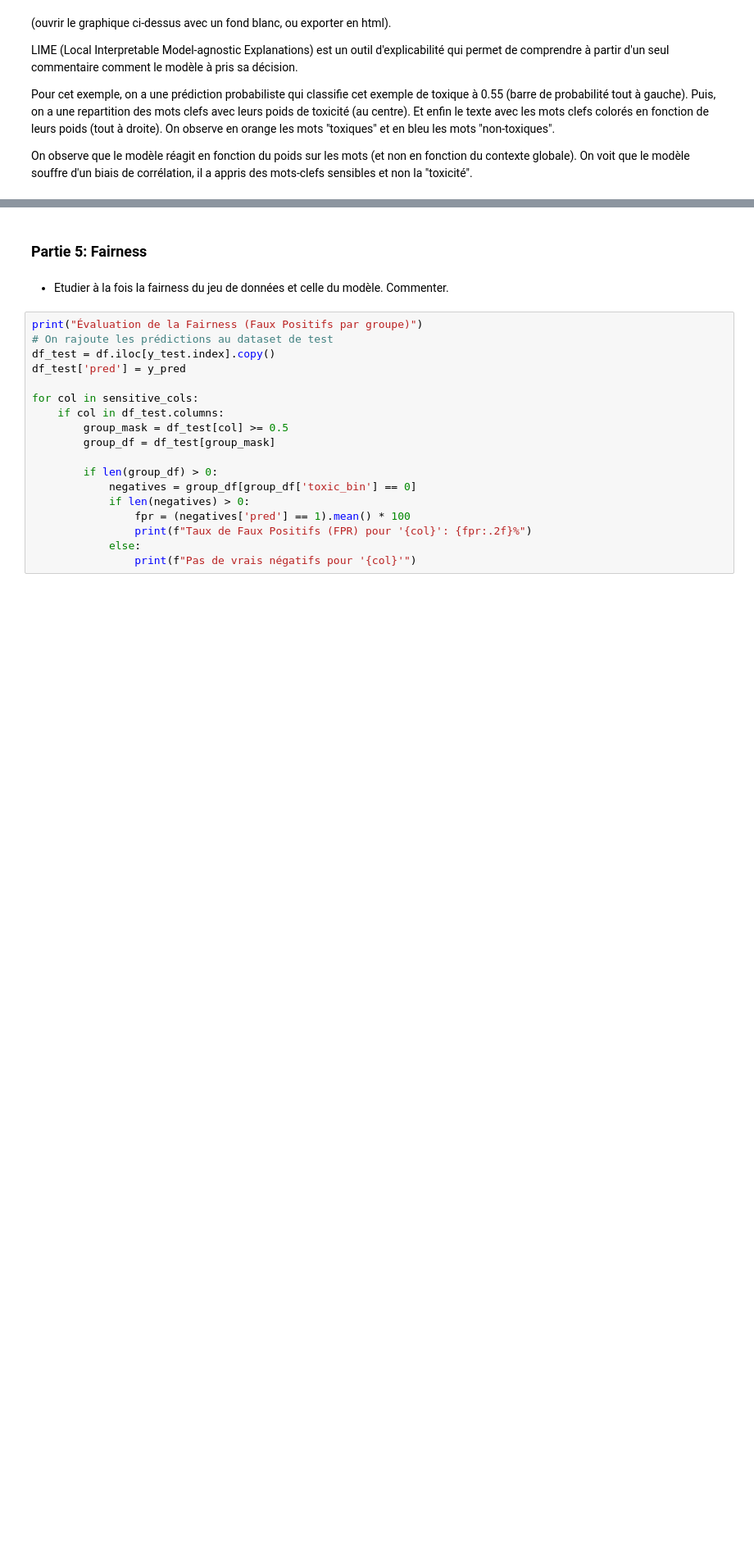
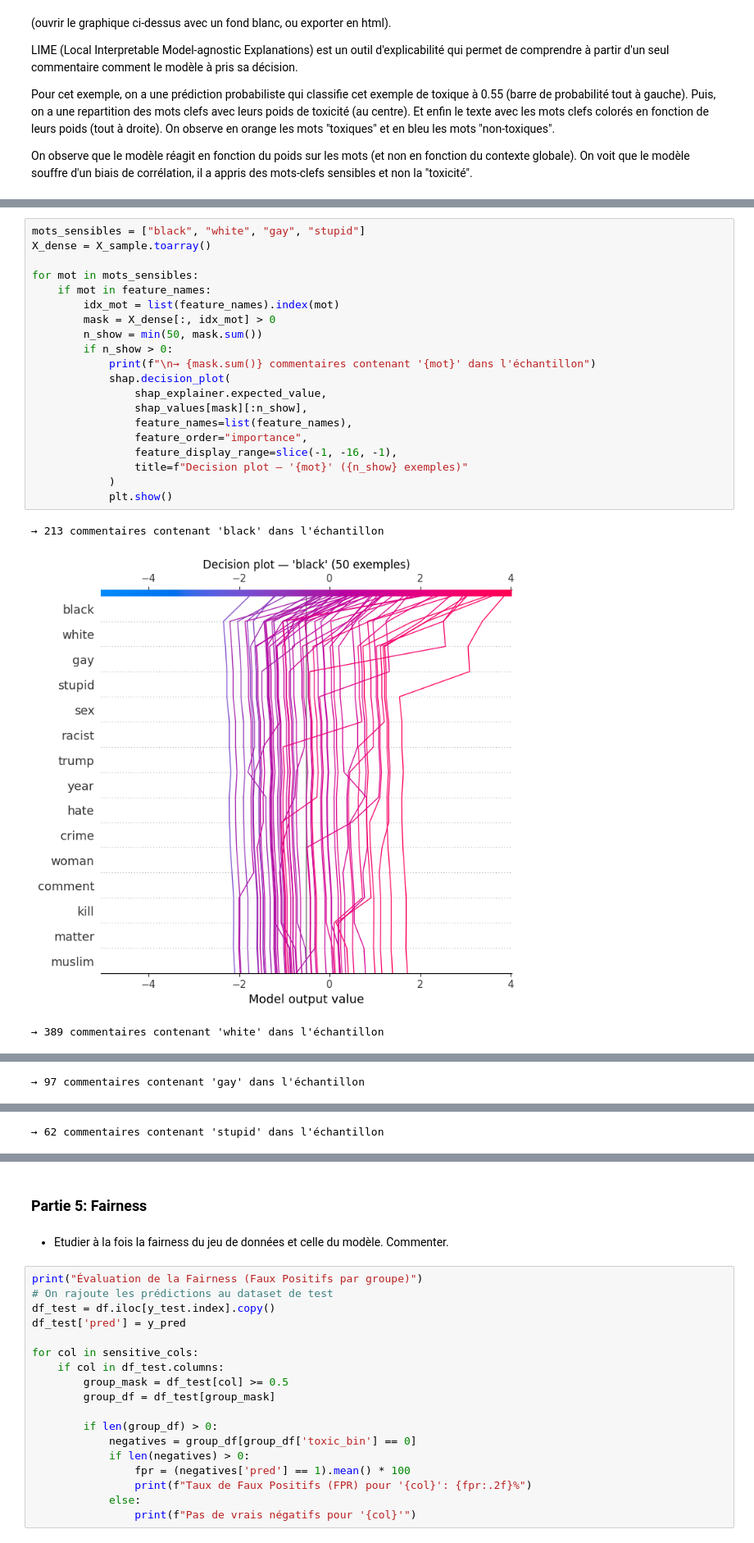
Before and after one commit to cons00000/REXAI_project, a Jupyter notebook: projet_REXIA_3.ipynb, the cells around one changed output, grey strips where cells are left out. Shown at 82% size. Drawn from its saved outputs; the diff is of its cells as text; blank space fills up the shorter version.

```diff
--- a/projet_REXIA_3.ipynb
+++ b/projet_REXIA_3.ipynb
@@ -397,0 +485,24 @@ On observe que le modèle réagit en fonction du poids sur les mots (et non en f
+# %%
+mots_sensibles = ["black", "white", "gay", "stupid"]
+X_dense = X_sample.toarray()
+
+for mot in mots_sensibles:
+    if mot in feature_names:
+        idx_mot = list(feature_names).index(mot)
+        mask = X_dense[:, idx_mot] > 0
+        n_show = min(50, mask.sum())
+        if n_show > 0:
+            print(f"\n→ {mask.sum()} commentaires contenant '{mot}' dans l'échantillon")
+            shap.decision_plot(
+                shap_explainer.expected_value,
+                shap_values[mask][:n_show],
+                feature_names=list(feature_names),
+                feature_order="importance",
+                feature_display_range=slice(-1, -16, -1),
+                title=f"Decision plot — '{mot}' ({n_show} exemples)"
+            )
+            plt.show()
+# %% [output]
+→ 213 commentaires contenant 'black' dans l'échantillon
+[figure, added]
+→ 389 commentaires contenant 'white' dans l'échantillon
@@ -397,0 +510 @@ On observe que le modèle réagit en fonction du poids sur les mots (et non en f
+→ 97 commentaires contenant 'gay' dans l'échantillon
@@ -397,0 +512 @@ On observe que le modèle réagit en fonction du poids sur les mots (et non en f
+→ 62 commentaires contenant 'stupid' dans l'échantillon
```
Also changed, not shown: parts of 9 cells of this notebook.
